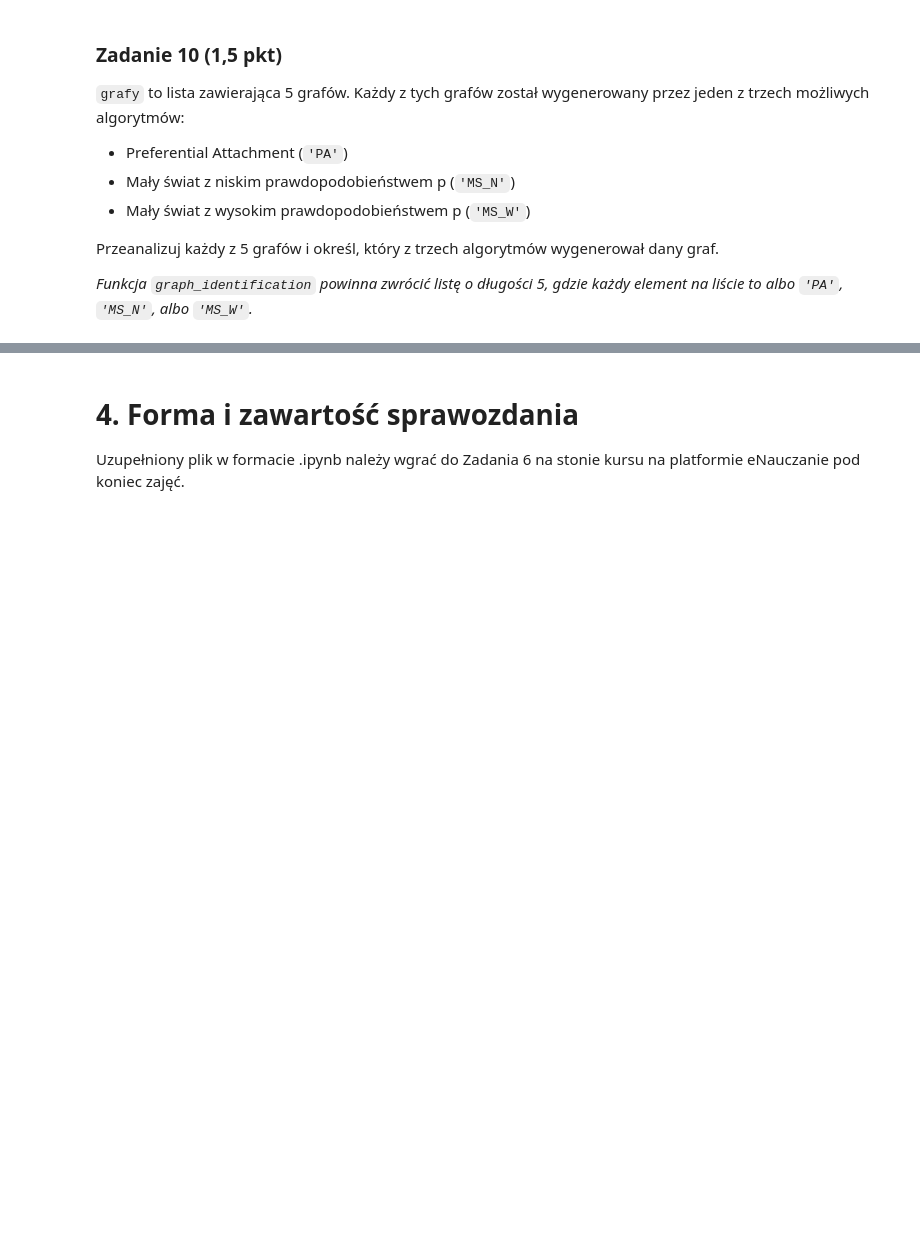
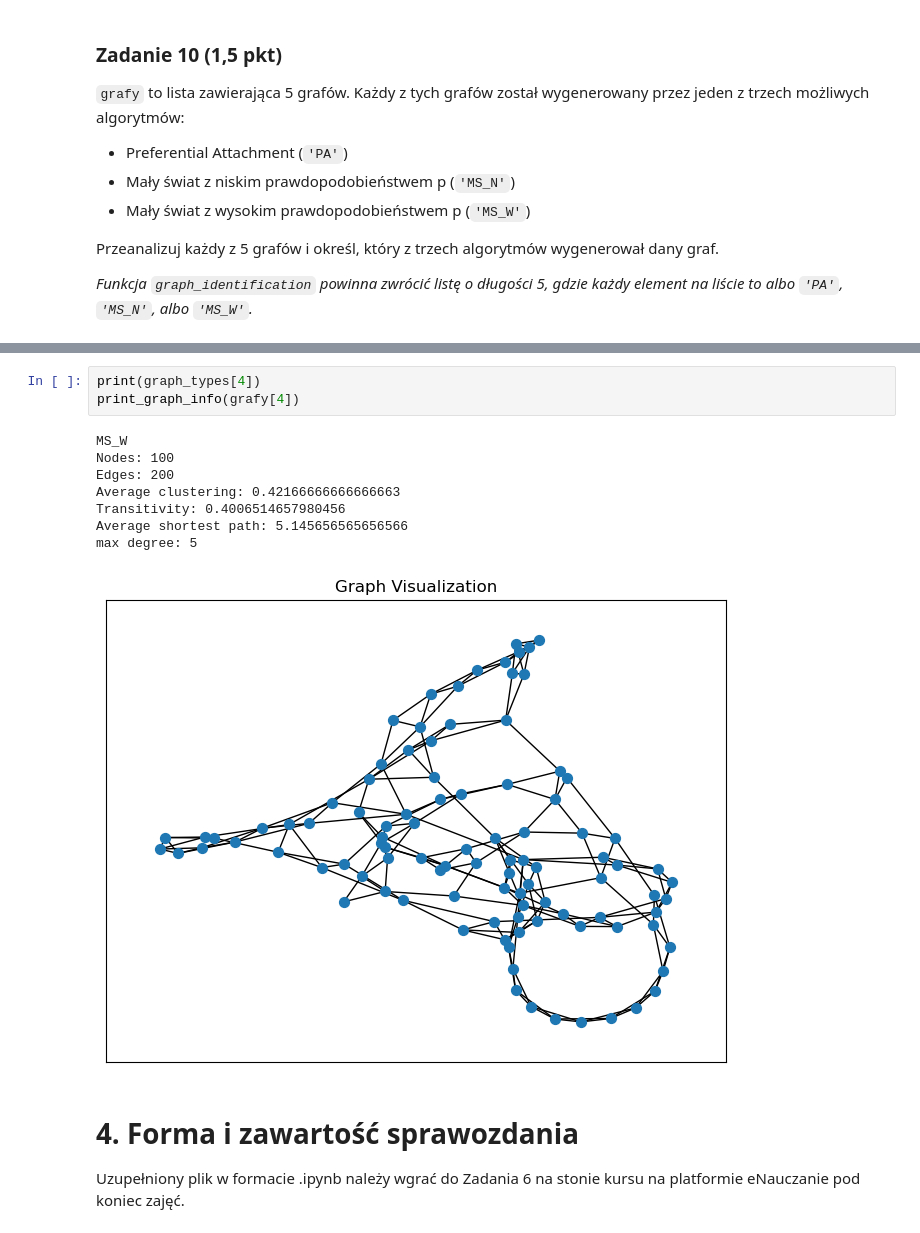
Before and after one commit to igorjoz/OWiSR_Lab6_2026_grB, a Jupyter notebook: OWiSR_L6_2026_grB.ipynb, the cells around one changed output, grey strips where cells are left out. Saved outputs shown, nothing was run; the diff lists cells and outputs as text; blank space fills up the shorter version.

```diff
--- a/OWiSR_L6_2026_grB.ipynb
+++ b/OWiSR_L6_2026_grB.ipynb
@@ -784,3 +897,15 @@ graph_identification()
+# %%
+print(graph_types[4])
+print_graph_info(grafy[4])
+# %% [output]
+MS_W
+Nodes: 100
+Edges: 200
+Average clustering: 0.42166666666666663
+Transitivity: 0.4006514657980456
+Average shortest path: 5.145656565656566
+max degree: 5
+[figure, added]
 # %% [markdown]
 # 4. Forma i zawartość sprawozdania
 
```
Also changed, not shown: parts of 10 cells of this notebook.
